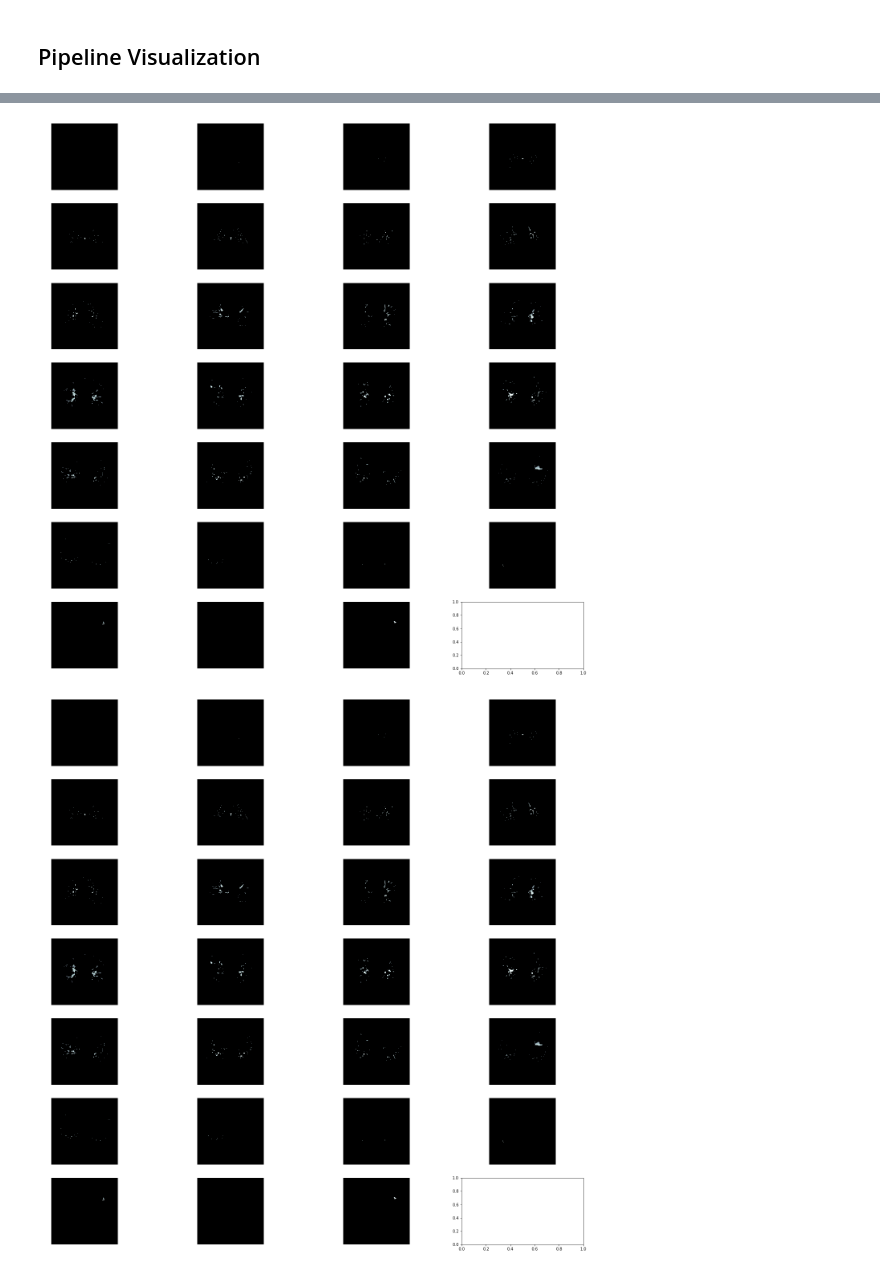
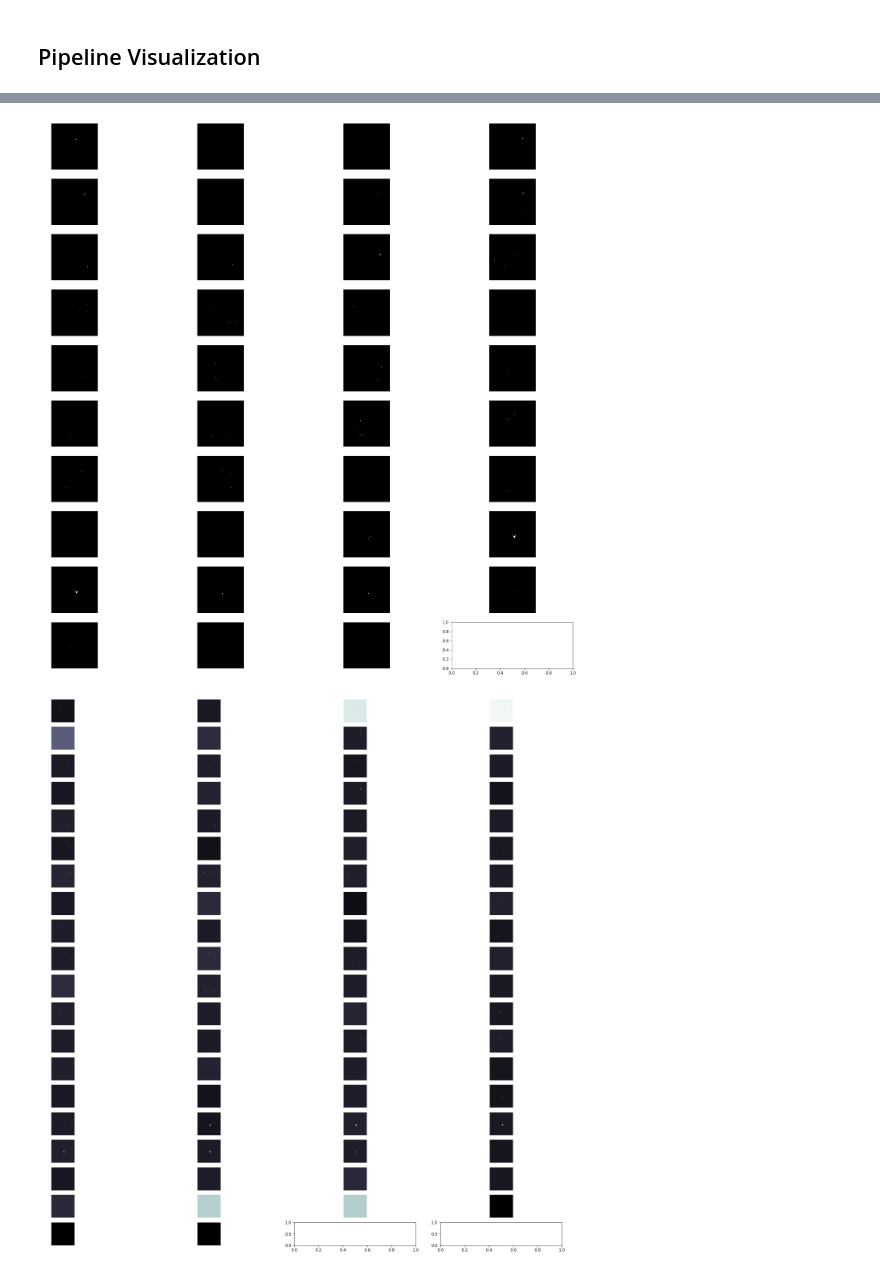
Before and after one commit to rdcolema/dsb, a Jupyter notebook: threshold_node_masking.ipynb, the cells around one changed output, grey strips where cells are left out. Saved outputs shown, nothing was run; the diff lists cells and outputs as text; code cells hidden in the pictures.

```diff
--- a/threshold_node_masking.ipynb
+++ b/threshold_node_masking.ipynb
@@ -269,15 +329,16 @@ plot_ct_scan(segmented)
 # %%
+segmented = segment_lung_from_ct_scan(image)
+
 segmented[segmented < 604] = 0
 denoised = denoise(segmented)
 
 plot_ct_scan(denoised)
 # %% [output]
-[figure, old version]
+[figure, new version]
-# %%
-normalized = normalize(denoised)
-centered = zero_center(normalized)
-
-plot_ct_scan(centered)
-# %% [output]
-[figure, removed]
+# %%
+resampled = resample(denoised, scan)
+
+plot_ct_scan(resampled)
+# %% [output]
+[figure, added]
 # %%
```
Also changed, not shown: parts of 10 cells of this notebook, 1 other file.
